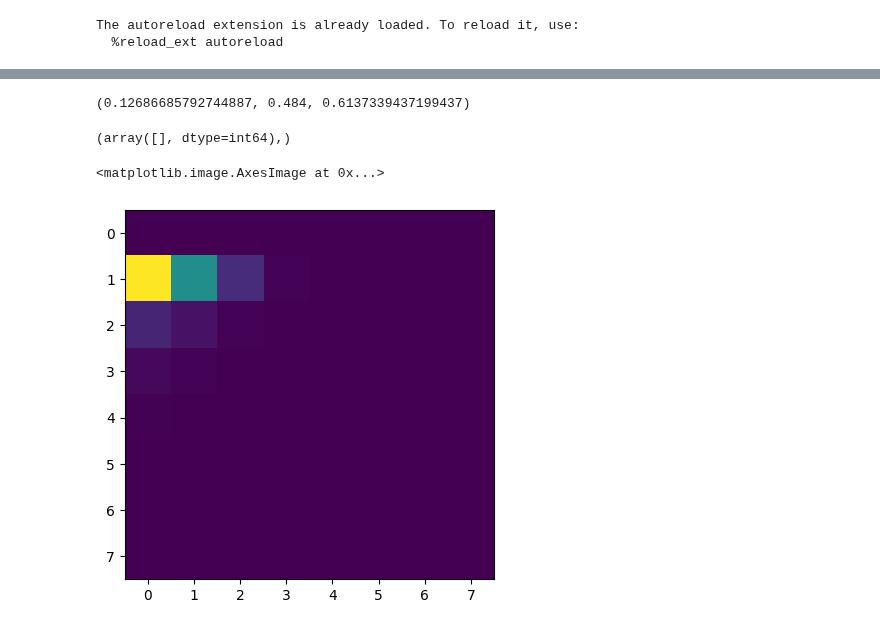
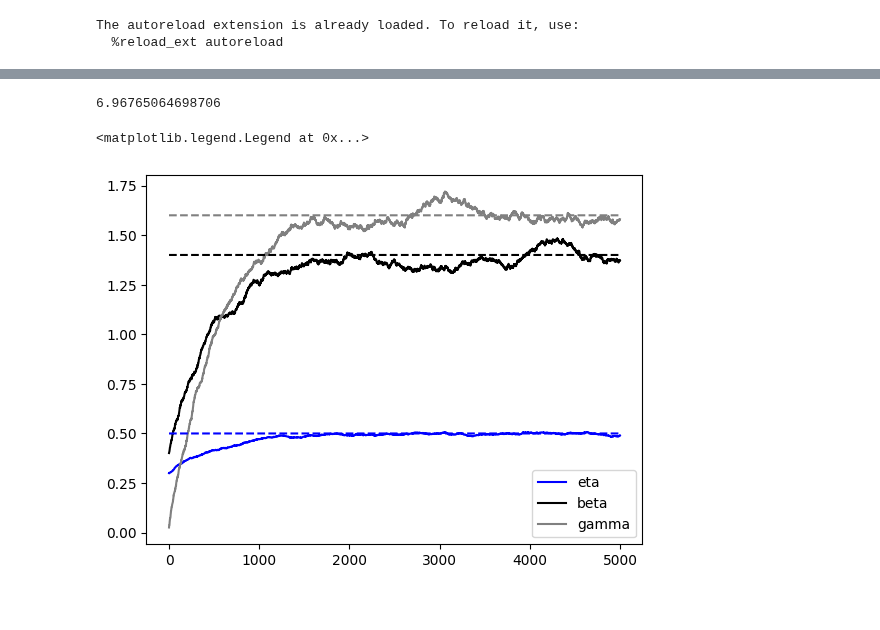
Before and after one commit to hexie1995/HyperGraph, a Jupyter notebook: code/speed-scratchwork.ipynb, the cells around one changed output, grey strips where cells are left out. Drawn from its saved outputs; the diff is of its cells as text; code cells hidden in the pictures.

```diff
--- a/code/speed-scratchwork.ipynb
+++ b/code/speed-scratchwork.ipynb
@@ -6,6 +6,7 @@ import importlib
 m = importlib.import_module(".model", "src")
 em = importlib.import_module(".em", "src")
 em_ = importlib.import_module(".em_new", "src")
+sem = importlib.import_module(".sem", "src")
 # ll  = importlib.import_module(".likelihoods", "src")
 
 from matplotlib import pyplot as plt
@@ -20,10 +21,10 @@ The autoreload extension is already loaded. To reload it, use:
 # generate some sample data
 
 eta   = 0.5   # node retention in edges
-beta  = 0.5   # poisson number of novel nodes
-gamma = 0.2   # poisson number of nodes from graph
+beta  = 1.4   # poisson number of novel nodes
+gamma = 1.6   # poisson number of nodes from graph
 
-timesteps = int(1e3)
+timesteps = int(1e5)
 
 H = m.GrowingHypergraph()
 H.add_edge((0, 1))
@@ -48,22 +35,41 @@ I, J, K, L = np.meshgrid(k, k, k, k, indexing = "ij")
-# %%
-eta_hat = np.nansum(model.CHI*(K[edge_sizes,:,:,:]-1)) / np.nansum(model.CHI*(edge_sizes[:,None, None, None] - K[edge_sizes,:,:,:]))
-
-beta_hat = np.nanmean(np.sum(model.CHI*L[model.edge_sizes,:,:,:], (1, 2, 3)))
-gamma_hat  = np.nanmean(np.sum(model.CHI*((I-K-L)[edge_sizes,:,:,:]), (1, 2, 3)))
-
-# beta *might* be right, eta and gamma look off
-eta_hat, beta_hat, gamma_hat
-# %% [output]
-(0.12686685792744887, 0.484, 0.6137339437199437)
-# %%
-
-# model.intersection_array
-np.where(model.CHI[2:,:,:,:].sum(axis = (1, 2, 3)) == 0)
-# %% [output]
-(array([], dtype=int64),)
-# %%
-t = model.CHI[2:, :, :, :].sum(axis = (0, 1))
-plt.imshow(t)
-# %% [output]
-<matplotlib.image.AxesImage at 0x...>
-[figure, removed]
+# %%
+len(H.degree_sequence())
+H.edge_size_sequence().mean()
+# %% [output]
+6.96765064698706
+# %%
+EM = sem.SEM(H, pars = {"eta"   : 0.3,
+                        "beta"  : 0.4,
+                        "gamma" : 0.02})
+
+# l = []
+# for i in range(1000):
+#     S = EM.SE_step()
+#     l.append(S[0])
+# #     l.append((S[0] - 1) / (S[0] + S[1] - 1))
+# # (S[0] - 1)/(S[0] + S[1] -1)
+# np.mean(l)
+# %%
+ETA   = []
+BETA  = []
+GAMMA = []
+steps = 5000
+
+for _ in range(steps):
+    EM.SEM_step(0.002, min_time = 3*timesteps/4)
+    ETA.append(EM.pars["eta"])
+    BETA.append(EM.pars["beta"])
+    GAMMA.append(EM.pars["gamma"])
+    # print(EM.pars)
+T = np.arange(steps)
+plt.plot(T, ETA,   label = "eta", color = "blue")
+plt.plot(T, BETA,  label = "beta", color = "black")
+plt.plot(T, GAMMA, label = "gamma", color = "grey")
+
+plt.plot(T, np.ones((steps,))*eta, color = "blue", linestyle = "dashed")
+plt.plot(T, np.ones((steps,))*beta, color = "black", linestyle = "dashed")
+plt.plot(T, np.ones((steps,))*gamma, color = "grey", linestyle = "dashed")
+plt.legend()
+# %% [output]
+<matplotlib.legend.Legend at 0x...>
+[figure, added]
```
Also changed, not shown: parts of 3 cells of this notebook, 2 other files.
